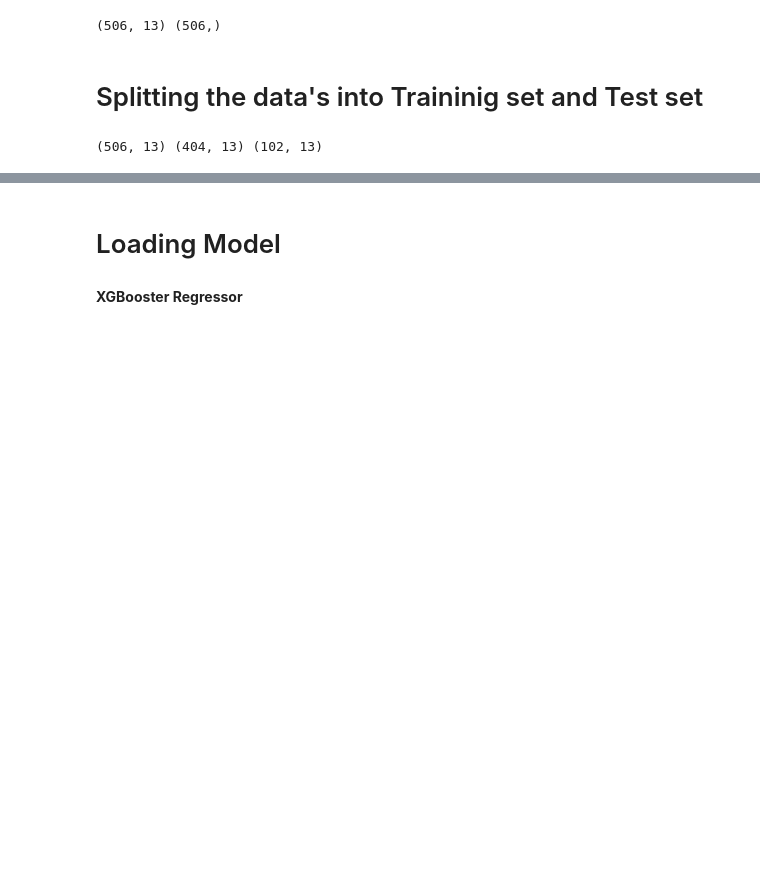
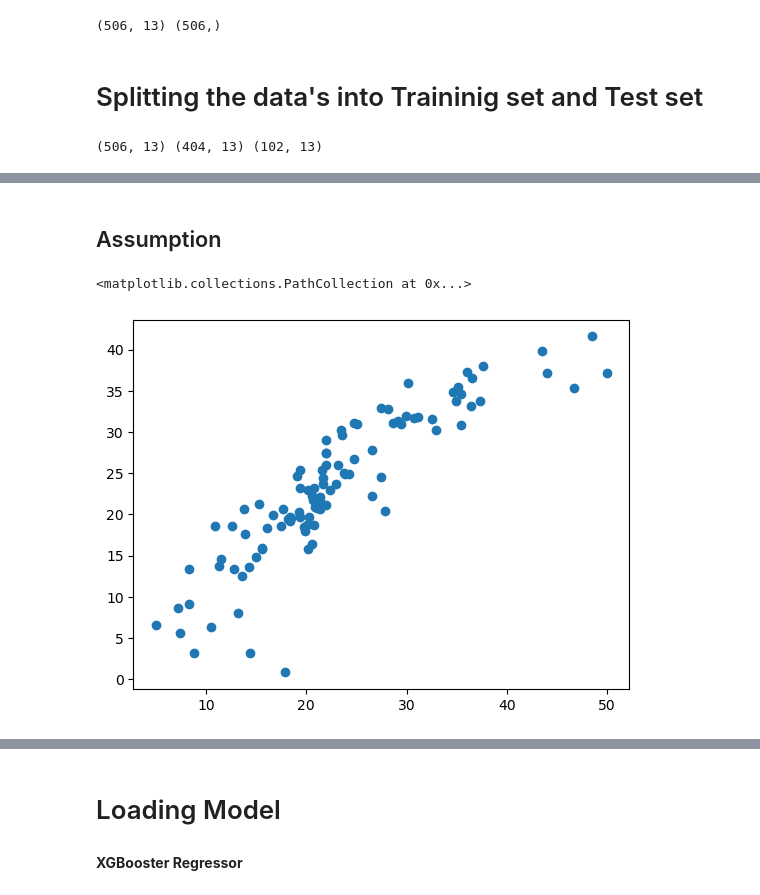
Before and after one commit to thanseefpp/House_price_prediction, a Jupyter notebook: House_Price_Prediction.ipynb, the cells around one changed output, grey strips where cells are left out. Drawn from its saved outputs; the diff is of its cells as text; code cells hidden in the pictures; blank space fills up the shorter version.

```diff
--- a/House_Price_Prediction.ipynb
+++ b/House_Price_Prediction.ipynb
@@ -121,0 +144,6 @@ print(X.shape,X_train.shape,X_test.shape)
+# %%
+from sklearn.preprocessing import StandardScaler
+
+scalar = StandardScaler()
+X_train = scalar.fit_transform(X_train)
+X_test = scalar.transform(X_test)
@@ -121,0 +152,6 @@ print(X.shape,X_train.shape,X_test.shape)
+# %%
+from sklearn.linear_model import LinearRegression
+
+regression = LinearRegression()
+# %%
+regression.fit(X_train,Y_train)
@@ -121,0 +180,3 @@ print(X.shape,X_train.shape,X_test.shape)
+# %%
+# predicting with the test data
+reg_pred = regression.predict(X_test)
@@ -121,0 +203,8 @@ print(X.shape,X_train.shape,X_test.shape)
+# %% [markdown]
+## Assumption
+# %%
+# plot a scatter plot for prediction
+plt.scatter(Y_test,reg_pred)
+# %% [output]
+<matplotlib.collections.PathCollection at 0x...>
+[figure, added]
```
Also changed, not shown: parts of 39 cells of this notebook, 7 other files.
